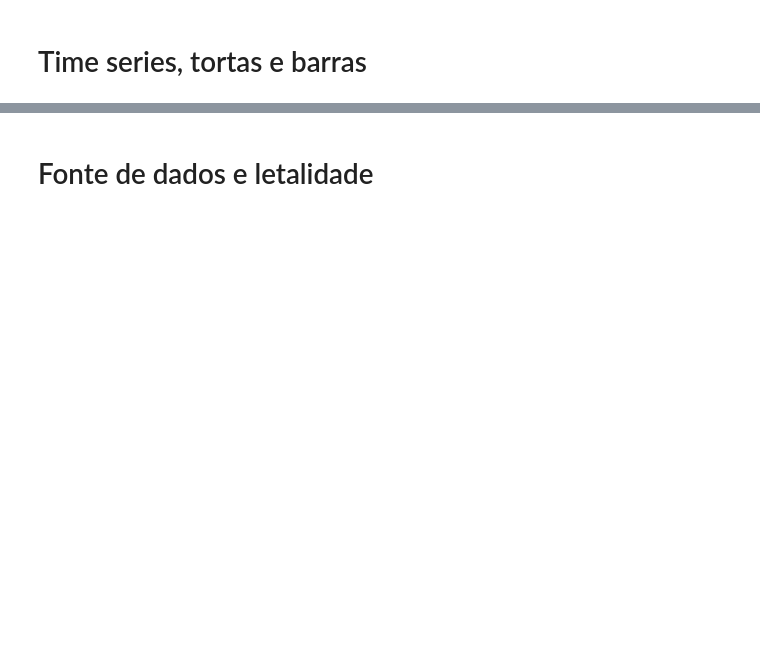
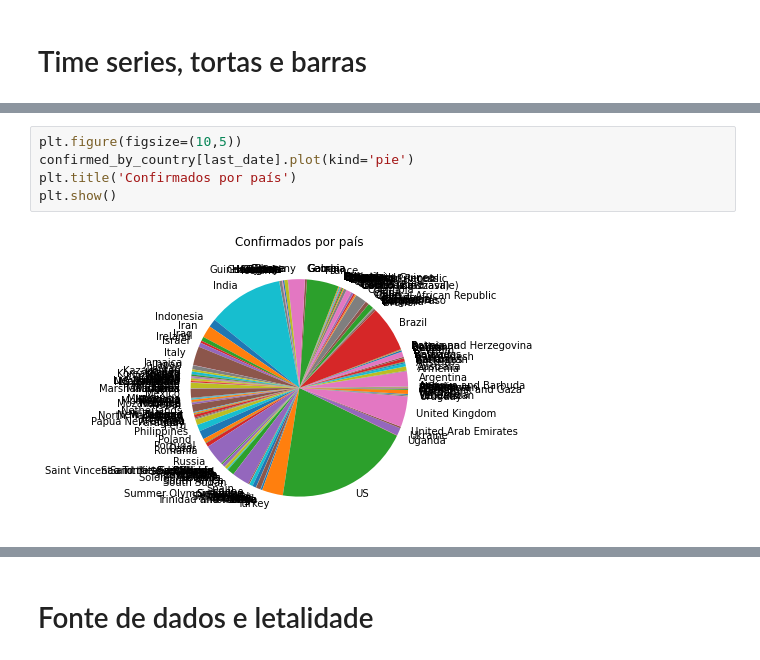
Before and after one commit to Julio-Cezar-Candido/Curso-Data-Science-Analises-para-saude-e-medicina, a Jupyter notebook: Aulas-Projeto.ipynb, the cells around one changed output, grey strips where cells are left out. Drawn from its saved outputs; the diff is of its cells as text; blank space fills up the shorter version.

```diff
--- a/Aulas-Projeto.ipynb
+++ b/Aulas-Projeto.ipynb
@@ -170,0 +193,7 @@ plt.show()
+# %%
+plt.figure(figsize=(10,5))
+confirmed_by_country[last_date].plot(kind='pie')
+plt.title('Confirmados por país')
+plt.show()
+# %% [output]
+[figure, added]
```
Also changed, not shown: parts of 29 cells of this notebook.
